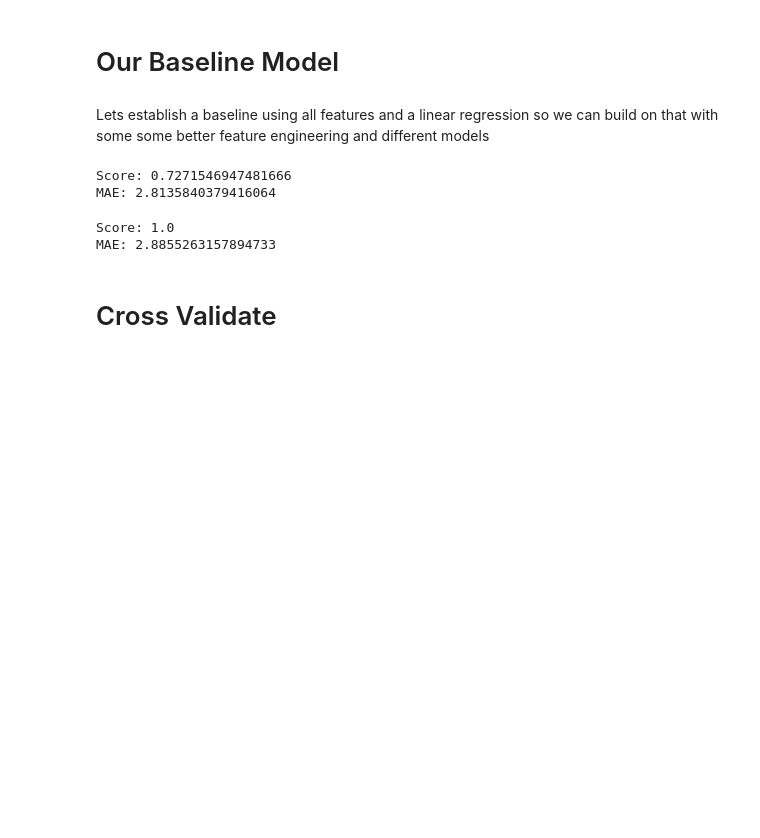
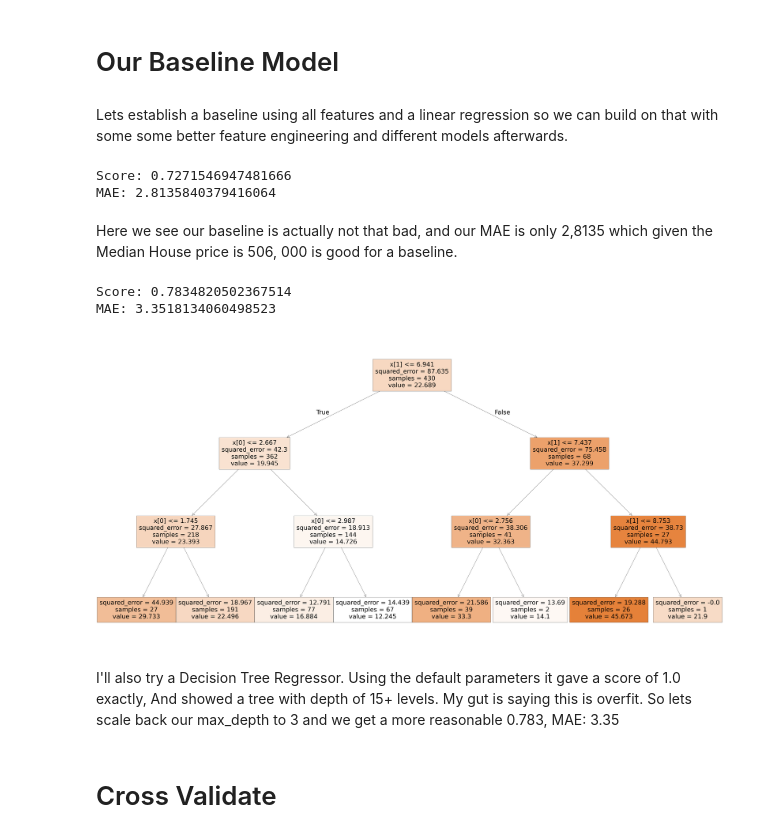
Before and after one commit to granttnarg/boston-house-prices-ML, a Jupyter notebook: boston-house-prices-ML.ipynb, the cells around one changed output. Cells and saved outputs as stored; diff of their text form; code cells hidden in the pictures; blank space fills up the shorter version.

Commit message:
add DT diagram and extend my notes for more thoughts on my process.

```diff
--- a/boston-house-prices-ML.ipynb
+++ b/boston-house-prices-ML.ipynb
@@ -279,7 +285,7 @@ g=sns.heatmap(df[top_corr_features].corr(),annot=True,cmap="RdYlGn")
 # %% [markdown]
 # Our Baseline Model
 # %% [markdown]
-Lets establish a baseline using all features and a linear regression so we can build on that with some some better feature engineering and different models
+Lets establish a baseline using all features and a linear regression so we can build on that with some some better feature engineering and different models afterwards.
 # %%
 y = df['MEDV']
 X = df.drop("MEDV", axis=1)
@@ -301,20 +307,30 @@ print(f"MAE: {mean_absolute_error(y_test, l_preds)}")
 # %% [output]
 Score: 0.7271546947481666
 MAE: 2.8135840379416064
+# %% [markdown]
+Here we see our baseline is actually not that bad, and our MAE is only 2,8135 which given the Median House price is 506, 000 is good for a baseline.
 # %%
 from sklearn.tree import DecisionTreeRegressor
 from sklearn.model_selection import train_test_split
 from sklearn.metrics import mean_absolute_error
+from sklearn import tree
 
-dt_model = DecisionTreeRegressor(random_state=1)
+dt_model = DecisionTreeRegressor(random_state=1, max_depth=3)
 dt_model.fit(X_train, y_train)
 dt_preds = dt_model.predict(X_test)
 
 print(f"Score: {dt_model.score(X_train, y_train)}")
 print(f"MAE: {mean_absolute_error(y_test, dt_preds)}")
+
+plt.rcParams["figure.figsize"] = (80,40)
+tree.plot_tree(dt_model,filled = True);
+plt.savefig('./tree_example.png')
 # %% [output]
-Score: 1.0
-MAE: 2.8855263157894733
+Score: 0.7834820502367514
+MAE: 3.3518134060498523
+[figure, added]
+# %% [markdown]
+I'll also try a Decision Tree Regressor. Using the default parameters it gave a score of 1.0 exactly, And showed a tree with depth of 15+ levels. My gut is saying this is overfit. So lets scale back our max_depth to 3 and we get a more reasonable 0.783, MAE: 3.35
 # %% [markdown]
 # Cross Validate
 # %%
```
Also changed, not shown: parts of 16 cells of this notebook, 1 other file.
